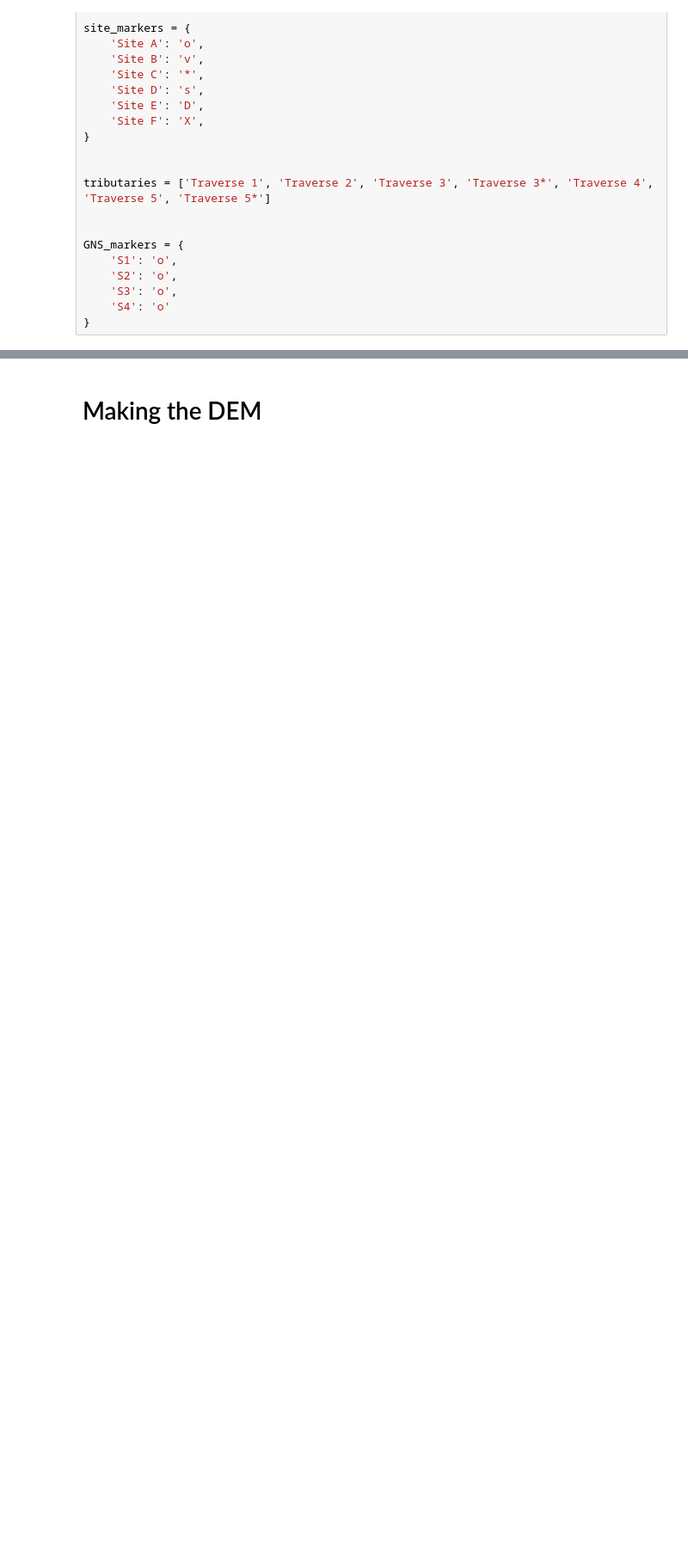
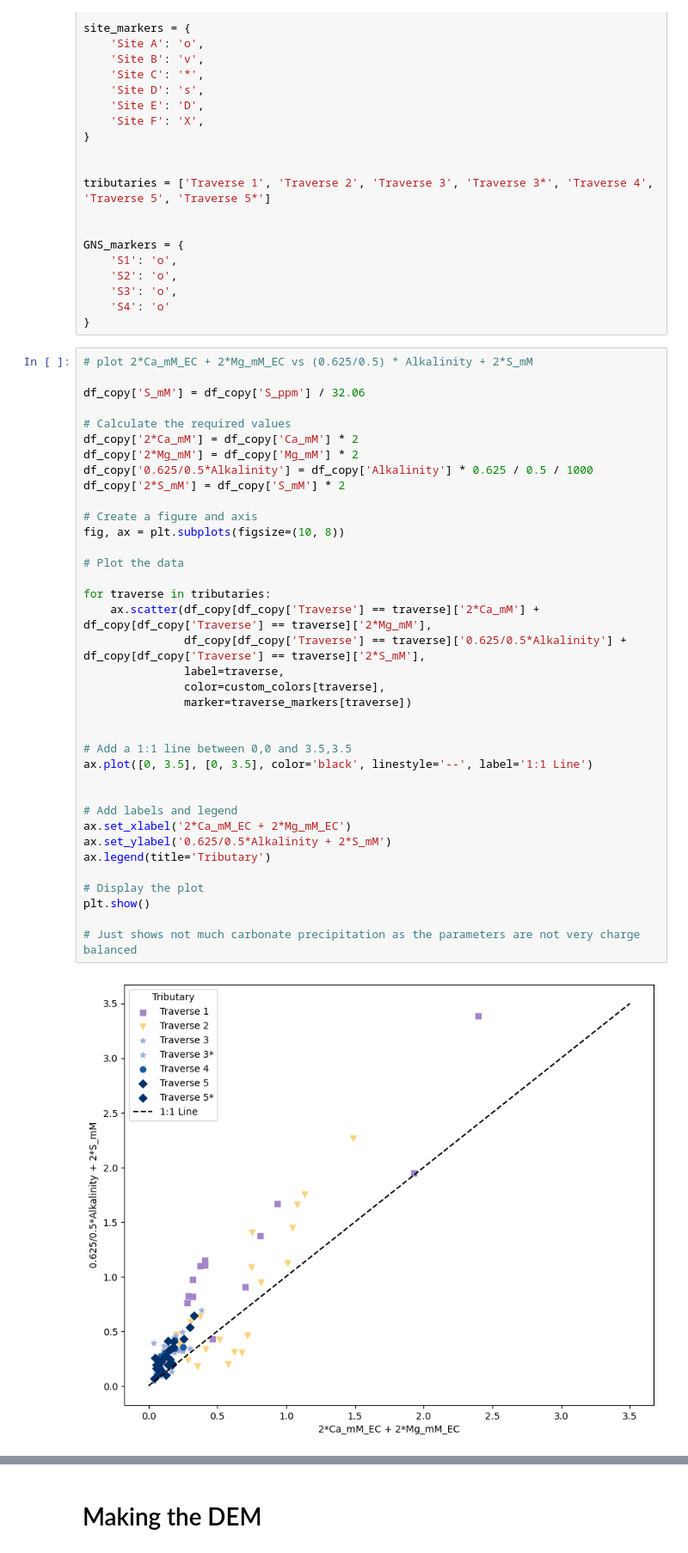
Before and after one commit to iskiros/Nepal, a Jupyter notebook: Code/JupyterTest_Correct.ipynb, the cells around one changed output, grey strips where cells are left out. Shown at 86% size. Cells and saved outputs as stored; diff of their text form; blank space fills up the shorter version.

```diff
--- a/Code/JupyterTest_Correct.ipynb
+++ b/Code/JupyterTest_Correct.ipynb
@@ -439,3 +472,42 @@ GNS_markers = {
     'S3': 'o',
     'S4': 'o'
 }
+# %%
+# plot 2*Ca_mM_EC + 2*Mg_mM_EC vs (0.625/0.5) * Alkalinity + 2*S_mM
+
+df_copy['S_mM'] = df_copy['S_ppm'] / 32.06
+
+# Calculate the required values
+df_copy['2*Ca_mM'] = df_copy['Ca_mM'] * 2
+df_copy['2*Mg_mM'] = df_copy['Mg_mM'] * 2
+df_copy['0.625/0.5*Alkalinity'] = df_copy['Alkalinity'] * 0.625 / 0.5 / 1000
+df_copy['2*S_mM'] = df_copy['S_mM'] * 2
+
+# Create a figure and axis
+fig, ax = plt.subplots(figsize=(10, 8))
+
+# Plot the data
+
+for traverse in tributaries:
+    ax.scatter(df_copy[df_copy['Traverse'] == traverse]['2*Ca_mM'] + df_copy[df_copy['Traverse'] == traverse]['2*Mg_mM'],
+               df_copy[df_copy['Traverse'] == traverse]['0.625/0.5*Alkalinity'] + df_copy[df_copy['Traverse'] == traverse]['2*S_mM'],
+               label=traverse,
+               color=custom_colors[traverse],
+               marker=traverse_markers[traverse])
+
+
+# Add a 1:1 line between 0,0 and 3.5,3.5
+ax.plot([0, 3.5], [0, 3.5], color='black', linestyle='--', label='1:1 Line')
+
+
+# Add labels and legend
+ax.set_xlabel('2*Ca_mM_EC + 2*Mg_mM_EC')
+ax.set_ylabel('0.625/0.5*Alkalinity + 2*S_mM')
+ax.legend(title='Tributary')
+
+# Display the plot
+plt.show()
+
+# Just shows not much carbonate precipitation as the parameters are not very charge balanced
+# %% [output]
+[figure, added]
```
Also changed, not shown: parts of 40 cells of this notebook, 13 other files.
